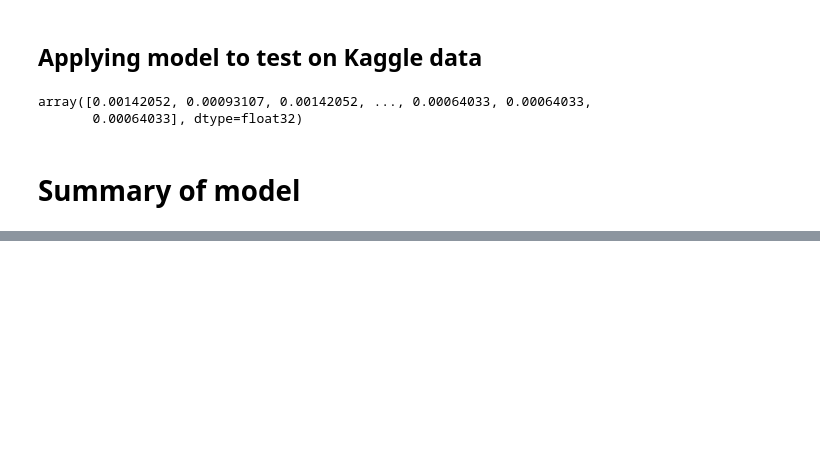
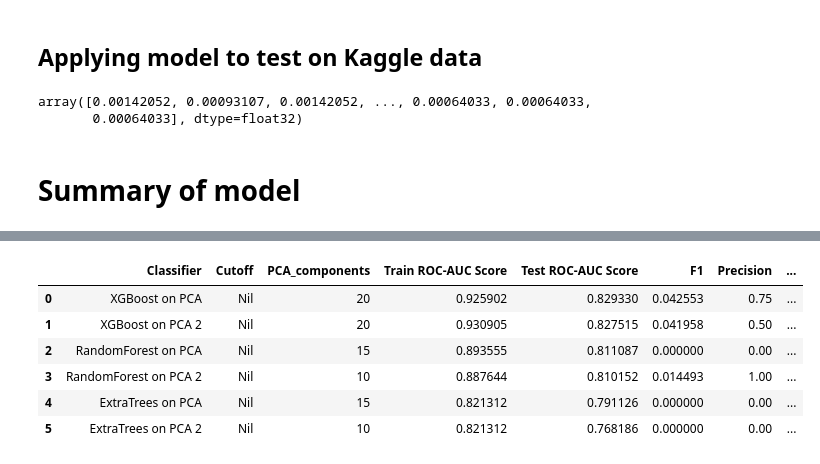
Before and after one commit to kevwee-lab/G.A-Project-4, a Jupyter notebook: working-folder/Zhi Qiang/ModellingCombined.ipynb, the cells around one changed output, grey strips where cells are left out. Cells and saved outputs as stored; diff of their text form; code cells hidden in the pictures; blank space fills up the shorter version.

```diff
--- a/working-folder/Zhi Qiang/ModellingCombined.ipynb
+++ b/working-folder/Zhi Qiang/ModellingCombined.ipynb
@@ -804,0 +822,13 @@ model_scores
+# %%
+# Update the dataframe with kaggle public score for ROC-AUC
+model_scores["kaggle_ROC-AUC score"] = [0.59335,0.59792,0.64591,0.62663,0.68591,0.65314]
+# %%
+model_scores
+# %% [output]
+|  | Classifier | Cutoff | PCA_components | Train ROC-AUC Score | Test ROC-AUC Score | F1 | Precision | ... |
+| 0 | XGBoost on PCA | Nil | 20 | 0.925902 | 0.829330 | 0.042553 | 0.75 | ... |
+| 1 | XGBoost on PCA 2 | Nil | 20 | 0.930905 | 0.827515 | 0.041958 | 0.50 | ... |
+| 2 | RandomForest on PCA | Nil | 15 | 0.893555 | 0.811087 | 0.000000 | 0.00 | ... |
+| 3 | RandomForest on PCA 2 | Nil | 10 | 0.887644 | 0.810152 | 0.014493 | 1.00 | ... |
+| 4 | ExtraTrees on PCA | Nil | 15 | 0.821312 | 0.791126 | 0.000000 | 0.00 | ... |
+| 5 | ExtraTrees on PCA 2 | Nil | 10 | 0.821312 | 0.768186 | 0.000000 | 0.00 | ... |
```
Also changed, not shown: parts of 2 cells of this notebook, 33 other files.
